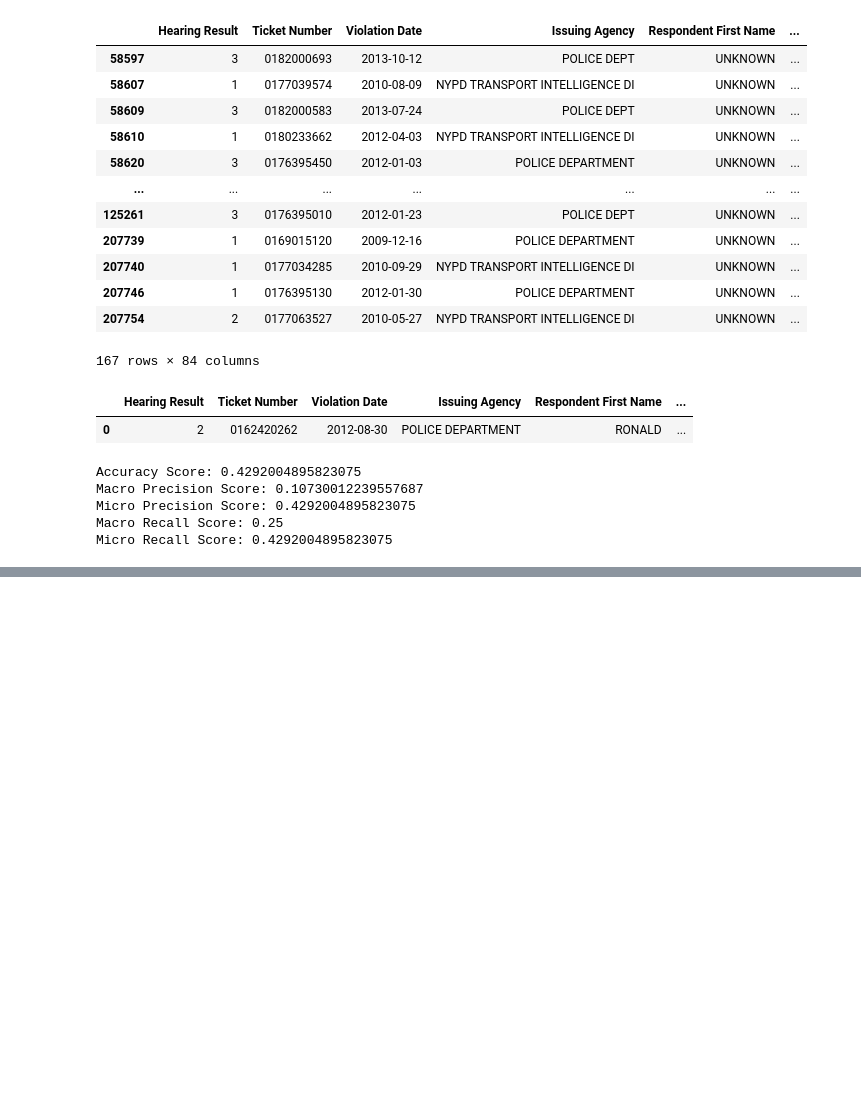
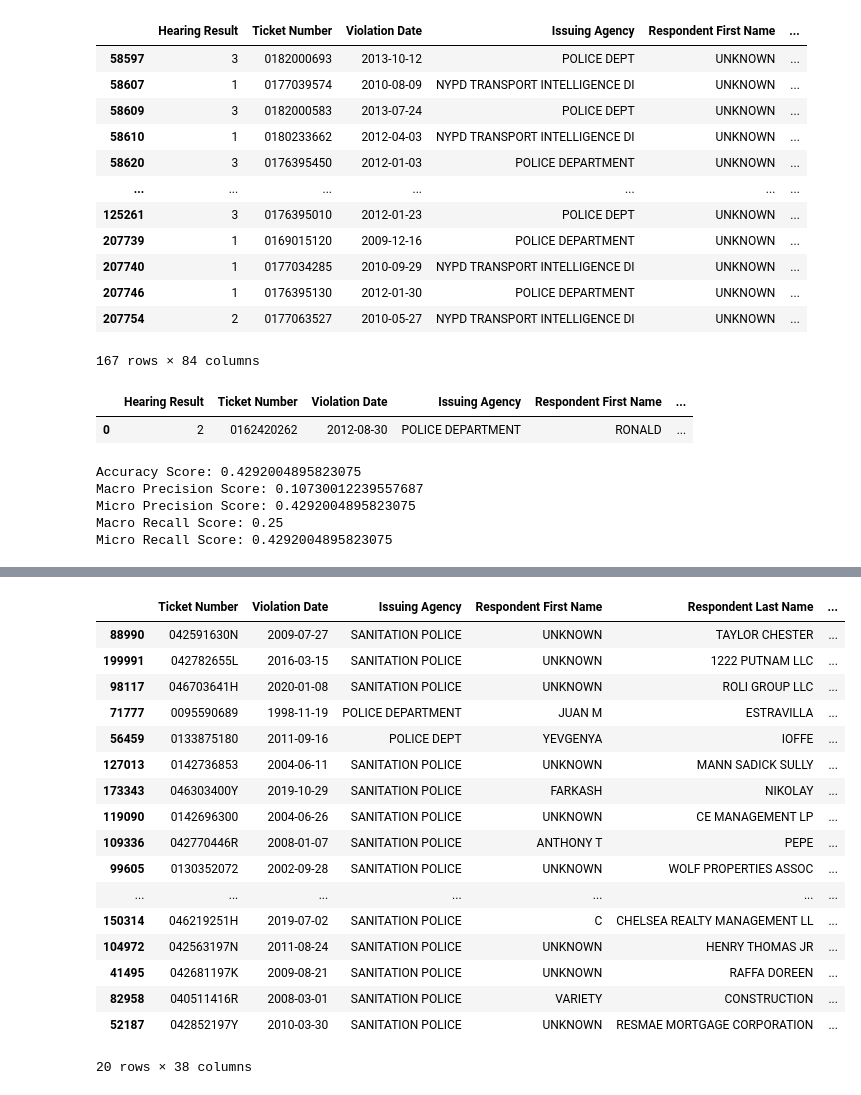
Before and after one commit to allisongao4015/oath_cases, a Jupyter notebook: 2ndNotebook.ipynb, the cells around one changed output, grey strips where cells are left out. Cells and saved outputs as stored; diff of their text form; code cells hidden in the pictures; blank space fills up the shorter version.

Commit message:
working on ZCTA zipcode

```diff
--- a/2ndNotebook.ipynb
+++ b/2ndNotebook.ipynb
@@ -279,5 +284,5 @@ Web Scraping Census Data
 # %%
-zip_codes = ["10001",
+nyc_zip_codes = ["10001",
 "10002",
 "10003",
 "10004",
@@ -521,0 +626,11 @@ census
+# %%
+# this dataset contains USPS zip_code and ZCTA zip code.
+#It indicates whether some USPS and ZCTA willl match up and if it doesn't, the equivalence
+ZiptoZcta_Crosswalk_2021 = pd.read_excel("ZiptoZcta_Crosswalk_2021.xlsx")
+ZiptoZcta_Crosswalk_2021["ZIP_CODE"] = ZiptoZcta_Crosswalk_2021["ZIP_CODE"].astype(str)
+df['Respondent Address (Zip Code)'] = df['Respondent Address (Zip Code)'].astype(str)
+
+
+
+# only pull out zip codes that matches the nyc zipcode list above
+ZiptoZcta_Crosswalk_2021["ZIP_CODE_NYC"] = np.where(ZiptoZcta_Crosswalk_2021["ZIP_CODE"].isin(nyc_zip_codes), "NYC", "Other")
@@ -521,0 +684,3 @@ census
+# %%
+# get a list of the zipcode that matches ZCTA and map it onto the new column
+nyc_zip_code_list = list(ZiptoZcta_Crosswalk_2021["ZIP_CODE"][ZiptoZcta_Crosswalk_2021['zip_join_type'] == "Zip matches ZCTA"])
@@ -521,0 +702,2 @@ census
+# %%
+df['Respondent ZCTA'] = np.where(df['Respondent Address (Zip Code)'].isin(nyc_zip_code_list), df['Respondent Address (Zip Code)'], "Not Matched")
@@ -522,3 +719,24 @@ census
+# %%
+df.sample(20)
+# %% [output]
+|  | Ticket Number | Violation Date | Issuing Agency | Respondent First Name | Respondent Last Name | ... |
+| 88990 | 042591630N | 2009-07-27 | SANITATION POLICE | UNKNOWN | TAYLOR CHESTER | ... |
+| 199991 | 042782655L | 2016-03-15 | SANITATION POLICE | UNKNOWN | 1222 PUTNAM LLC | ... |
+| 98117 | 046703641H | 2020-01-08 | SANITATION POLICE | UNKNOWN | ROLI GROUP LLC | ... |
+| 71777 | 0095590689 | 1998-11-19 | POLICE DEPARTMENT | JUAN M | ESTRAVILLA | ... |
+| 56459 | 0133875180 | 2011-09-16 | POLICE DEPT | YEVGENYA | IOFFE | ... |
+| 127013 | 0142736853 | 2004-06-11 | SANITATION POLICE | UNKNOWN | MANN SADICK SULLY | ... |
+| 173343 | 046303400Y | 2019-10-29 | SANITATION POLICE | FARKASH | NIKOLAY | ... |
+| 119090 | 0142696300 | 2004-06-26 | SANITATION POLICE | UNKNOWN | CE MANAGEMENT LP | ... |
+| 109336 | 042770446R | 2008-01-07 | SANITATION POLICE | ANTHONY T | PEPE | ... |
+| 99605 | 0130352072 | 2002-09-28 | SANITATION POLICE | UNKNOWN | WOLF PROPERTIES ASSOC | ... |
+| ... | ... | ... | ... | ... | ... | ... |
+| 150314 | 046219251H | 2019-07-02 | SANITATION POLICE | C | CHELSEA REALTY MANAGEMENT LL | ... |
+| 104972 | 042563197N | 2011-08-24 | SANITATION POLICE | UNKNOWN | HENRY THOMAS JR | ... |
+| 41495 | 042681197K | 2009-08-21 | SANITATION POLICE | UNKNOWN | RAFFA DOREEN | ... |
+| 82958 | 040511416R | 2008-03-01 | SANITATION POLICE | VARIETY | CONSTRUCTION | ... |
+| 52187 | 042852197Y | 2010-03-30 | SANITATION POLICE | UNKNOWN | RESMAE MORTGAGE CORPORATION | ... |
+20 rows × 38 columns
 # %%
 city_url =[]
 
```
Also changed, not shown: parts of 12 cells of this notebook.
